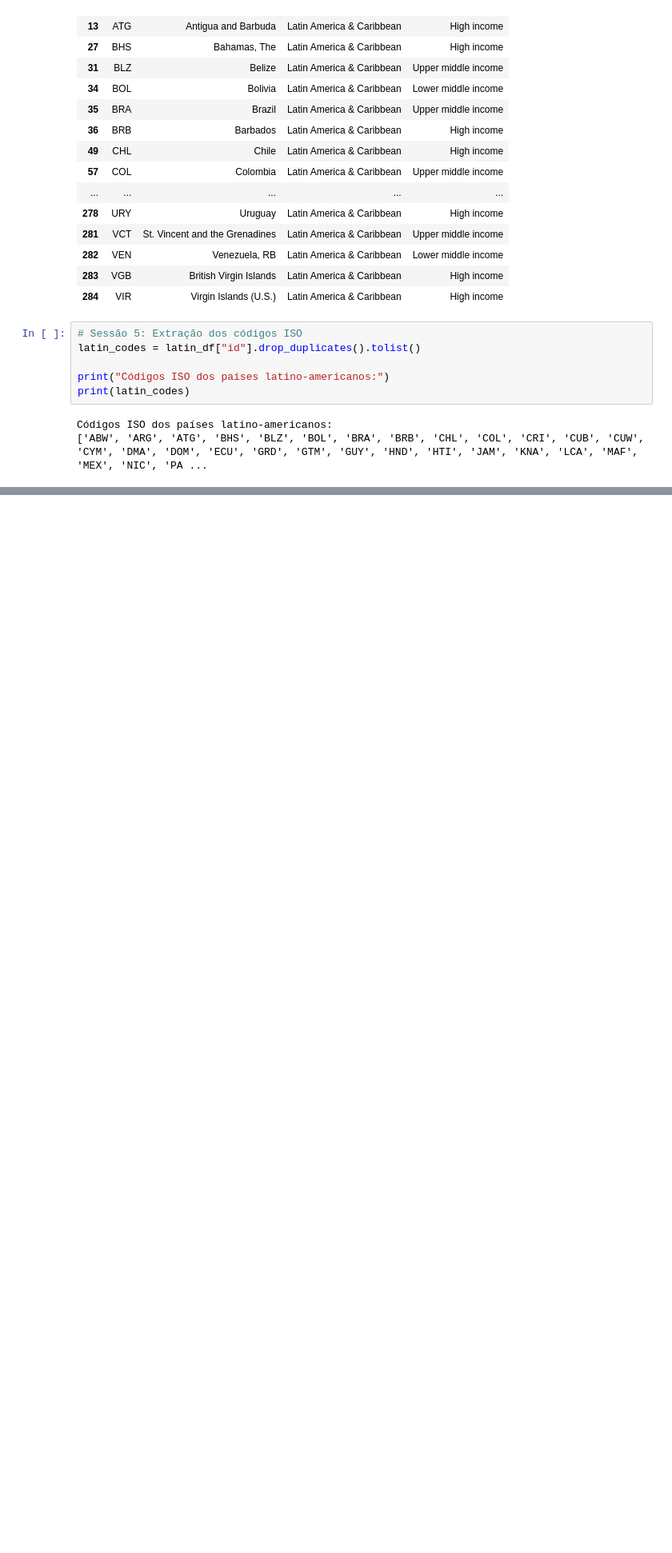
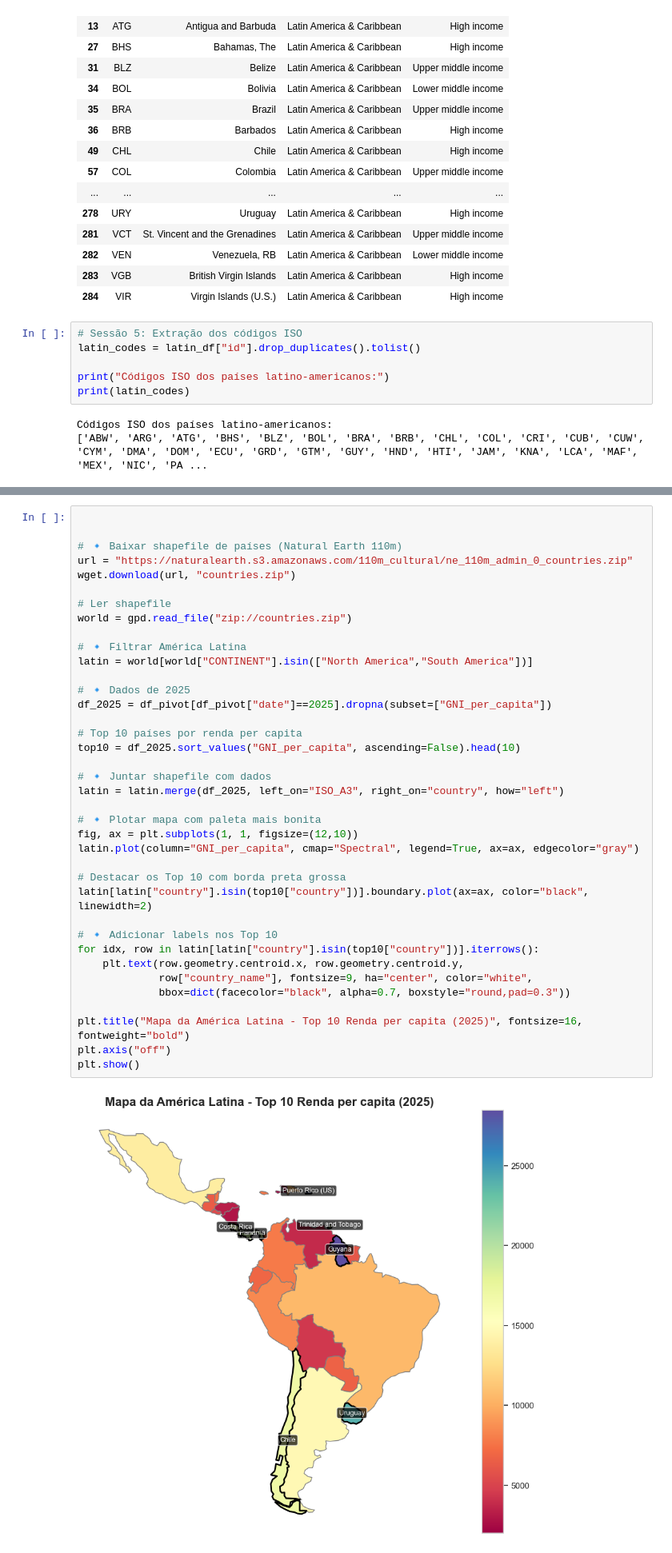
Before and after one commit to Tanus-Henrique/pos_cesar, a Jupyter notebook: 2 - Data Analysis and Visualization/class_2_exercise.ipynb, the cells around one changed output, grey strips where cells are left out. Shown at 80% size. Saved outputs shown, nothing was run; the diff lists cells and outputs as text; blank space fills up the shorter version.

```diff
--- a/2 - Data Analysis and Visualization/class_2_exercise.ipynb
+++ b/2 - Data Analysis and Visualization/class_2_exercise.ipynb
@@ -192,0 +312,40 @@ KeyboardInterrupt:
+# %%
+
+
+# 🔹 Baixar shapefile de países (Natural Earth 110m)
+url = "https://naturalearth.s3.amazonaws.com/110m_cultural/ne_110m_admin_0_countries.zip"
+wget.download(url, "countries.zip")
+
+# Ler shapefile
+world = gpd.read_file("zip://countries.zip")
+
+# 🔹 Filtrar América Latina
+latin = world[world["CONTINENT"].isin(["North America","South America"])]
+
+# 🔹 Dados de 2025
+df_2025 = df_pivot[df_pivot["date"]==2025].dropna(subset=["GNI_per_capita"])
+
+# Top 10 países por renda per capita
+top10 = df_2025.sort_values("GNI_per_capita", ascending=False).head(10)
+
+# 🔹 Juntar shapefile com dados
+latin = latin.merge(df_2025, left_on="ISO_A3", right_on="country", how="left")
+
+# 🔹 Plotar mapa com paleta mais bonita
+fig, ax = plt.subplots(1, 1, figsize=(12,10))
+latin.plot(column="GNI_per_capita", cmap="Spectral", legend=True, ax=ax, edgecolor="gray")
+
+# Destacar os Top 10 com borda preta grossa
+latin[latin["country"].isin(top10["country"])].boundary.plot(ax=ax, color="black", linewidth=2)
+
+# 🔹 Adicionar labels nos Top 10
+for idx, row in latin[latin["country"].isin(top10["country"])].iterrows():
+    plt.text(row.geometry.centroid.x, row.geometry.centroid.y,
+             row["country_name"], fontsize=9, ha="center", color="white",
+             bbox=dict(facecolor="black", alpha=0.7, boxstyle="round,pad=0.3"))
+
+plt.title("Mapa da América Latina - Top 10 Renda per capita (2025)", fontsize=16, fontweight="bold")
+plt.axis("off")
+plt.show()
+# %% [output]
+[figure, added]
```
Also changed, not shown: parts of 20 cells of this notebook.
